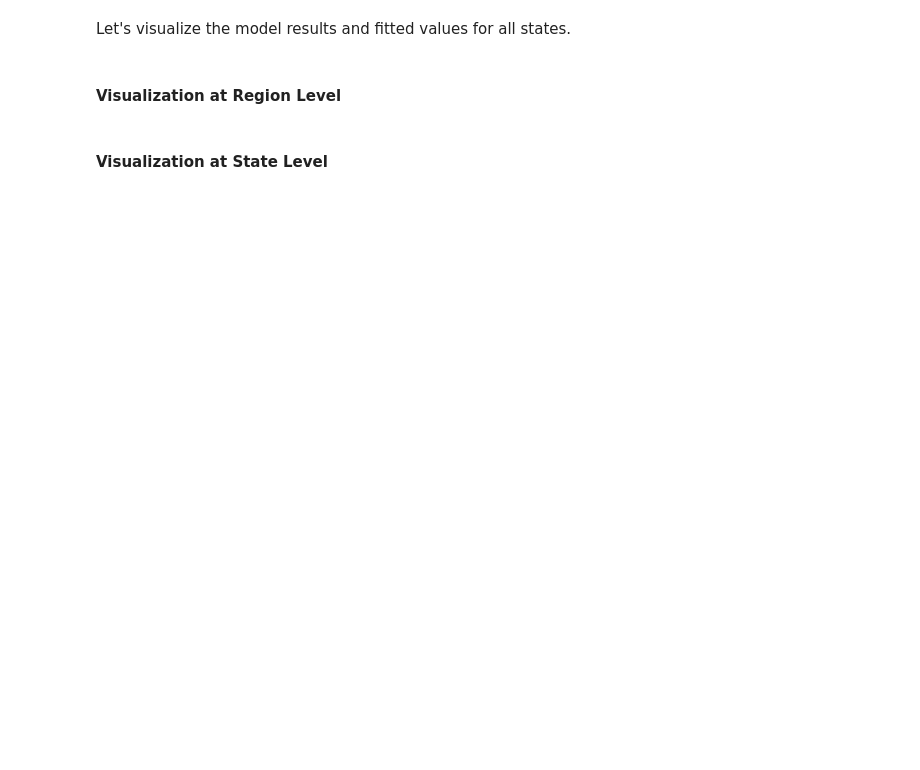
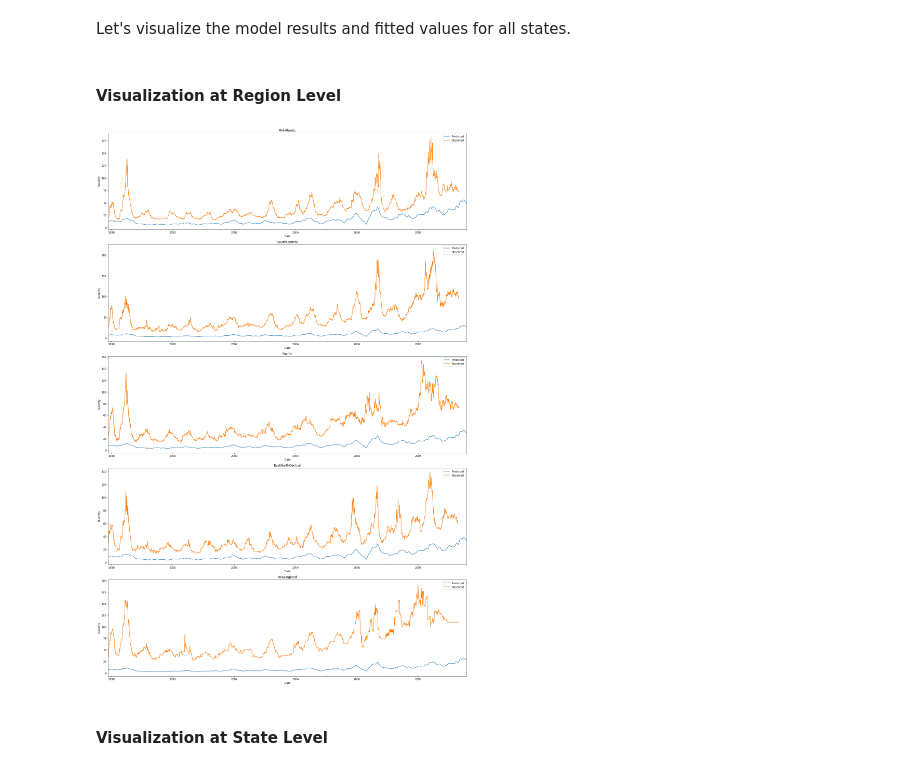
Before and after one commit to aws-samples/amazon-sagemaker-hierarchical-forecasting, a Jupyter notebook: hierarchical-forecasting-retail.ipynb, the cells around one changed output. Drawn from its saved outputs; the diff is of its cells as text; code cells hidden in the pictures; blank space fills up the shorter version.

```diff
--- a/hierarchical-forecasting-retail.ipynb
+++ b/hierarchical-forecasting-retail.ipynb
@@ -83,7 +151,7 @@ bucket
 ## Prepare Time Series Data
 # %%
 ## Read cleaned, joined, featurized data.
-df_raw = pd.read_csv("retail-usa.csv"
+df_raw = pd.read_csv("retail-usa-clothing.csv"
                           , parse_dates=True
                           , header=0
                           , names=['date', 'state'
@@ -176,0 +298,3 @@ s3_client.upload_file("test.csv", bucket, pref+"/test.csv")
+# %%
+product = df_train[(df_train['item'] == "mens_clothing")]
+product.head()
@@ -177,3 +311,36 @@ s3_client.upload_file("test.csv", bucket, pref+"/test.csv")
+# %%
+product["region_state"] = product.apply(lambda x: f"{x['region']}_{x['state']}", axis=1)
+region_states = product["region_state"].unique()
+grouped_sections = product.groupby(["region", "region_state"])
+edges_hierarchy = list(grouped_sections.groups.keys())
+# Now, we must not forget that total is our root node.
+second_level_nodes = product.region.unique()
+root_node = "total"
+root_edges = [(root_node, second_level_node) for second_level_node in second_level_nodes]
+root_edges += edges_hierarchy
+product_bottom_level = product.pivot(index="date", columns="region_state", values="quantity")
+regions = product["region"].unique().tolist()
+for region in regions:
+    region_cols = get_region_columns(product_bottom_level, region)
+    product_bottom_level[region] = product_bottom_level[region_cols].sum(axis=1)
+
+product_bottom_level["total"] = product_bottom_level[regions].sum(axis=1)
+
+# create hierarchy
+# Now that we have our dataset ready, let's define our hierarchy tree.
+# We need a dictionary, where each key is a column (node) in our hierarchy and a list of its children.
+hierarchy = dict()
+
+for edge in root_edges:
+    parent, children = edge[0], edge[1]
+    hierarchy.get(parent)
+    if not hierarchy.get(parent):
+        hierarchy[parent] = [children]
+    else:
+        hierarchy[parent] += [children]
+
+product_bottom_level.index = pd.to_datetime(product_bottom_level.index)
+product_bottom_level = product_bottom_level.resample("D").sum()
 # %% [markdown]
 ## Hierarchical Representation
 # %% [markdown]
@@ -318,7 +578,6 @@ role = sagemaker.get_execution_role()
 # %%
 import sagemaker
 from sagemaker.sklearn import SKLearn
-from sagemaker.session import Session
 
 for idx, row in df_hps_combo.iterrows():
     trial = Trial.create(
@@ -340,7 +599,7 @@ for idx, row in df_hps_combo.iterrows():
                                 hyperparameters = {'bucket': bucket,
                                                    'algo': "Prophet",
                                                    'daily_seasonality': True,
-                                                   'changepoint_prior_scale': 0.9,
+                                                   'changepoint_prior_scale': 0.5,
                                                    'seasonality_mode': row['seasonality_mode'],
                                                    'revision_method' : row['revision_method']
                                                   },
@@ -452,9 +833,11 @@ def plot_results(cols, axes, preds):
 # %% [markdown]
 #### Visualization at Region Level
 # %%
-fig, axes = plt.subplots(len(regions), 1, figsize=(20, 30))
+fig, axes = plt.subplots(len(regions), 1, figsize=(10, 20))
 plot_results(regions, axes, predictions)
 plt.tight_layout()
+# %% [output]
+[figure, added]
 # %% [markdown]
 #### Visualization at State Level
 # %%
```
Also changed, not shown: parts of 51 cells of this notebook, 4 other files.
